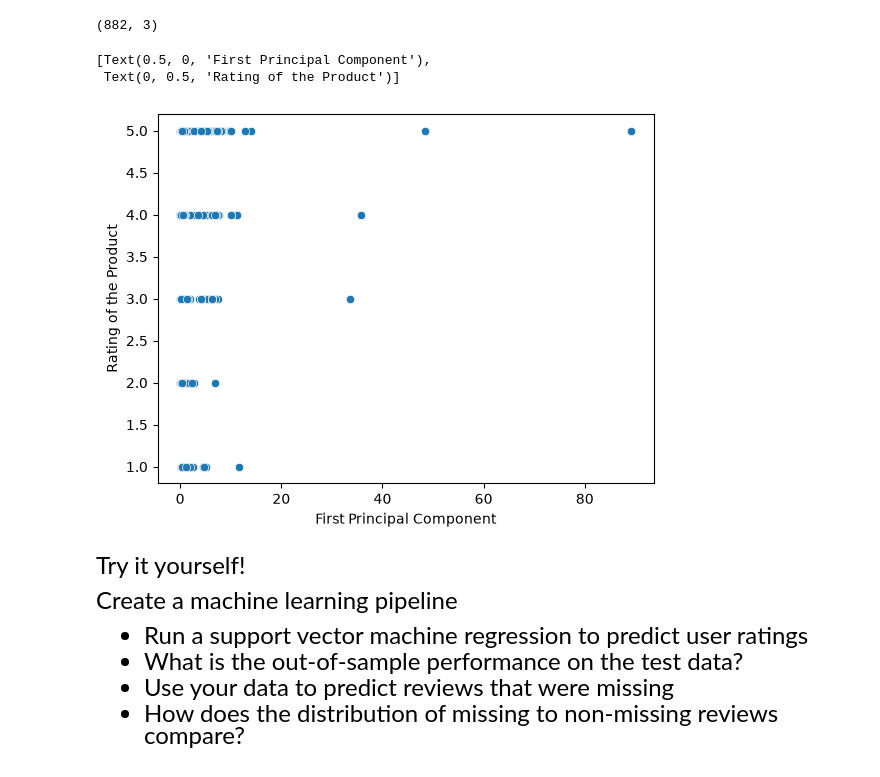
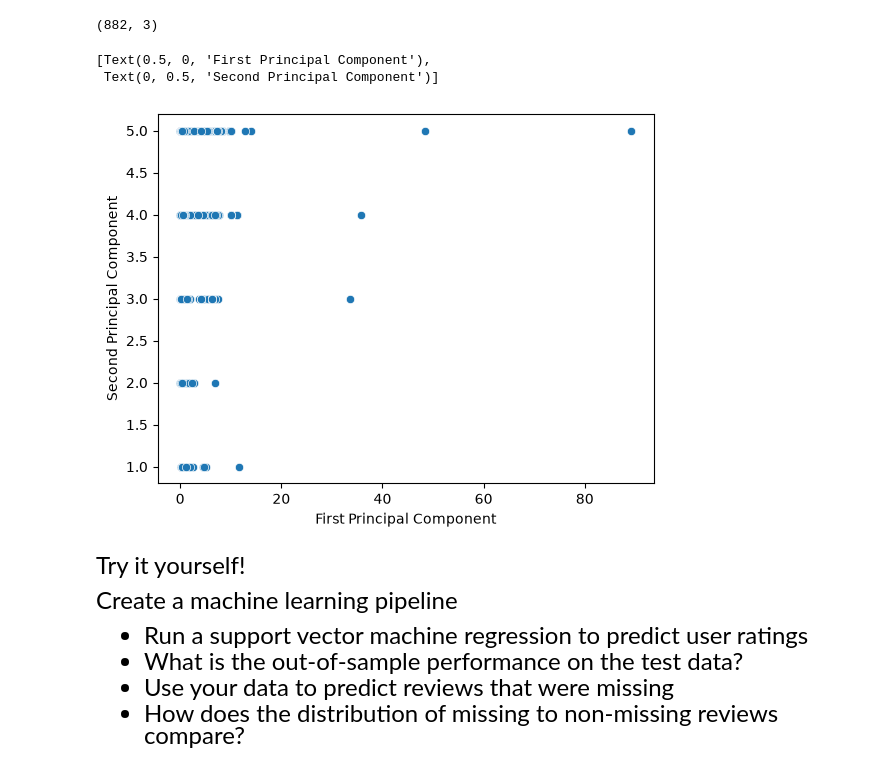
Before and after one commit to basilqueen/datasci530fall2026, a Jupyter notebook: Lecture 19/Lecture 19 - Text Analysis.ipynb, the cells around one changed output. Cells and saved outputs as stored; diff of their text form; code cells hidden in the pictures.

```diff
--- a/Lecture 19/Lecture 19 - Text Analysis.ipynb
+++ b/Lecture 19/Lecture 19 - Text Analysis.ipynb
@@ -209,3 +207,12 @@ Create a bag of words for the column "review.title".
+# %%
+# First ten English stop words
+list(ENGLISH_STOP_WORDS)[0:10]
+
+# Here we added Python to the list of stop words
+custom_stop_words = list(ENGLISH_STOP_WORDS) + ["Python"]
+
+# You can also create your own list
+# custom_stop_words = ["and","or","how"]
 # %% [markdown]
 # <span style="color:darkblue"> IV. Sentiment Analysis </span>
 
@@ -232,7 +239,7 @@ Extract vectorized X
 word_model_train = CountVectorizer(min_df=1,
                        stop_words=custom_stop_words)
 word_model_train.fit(text_train)
-X_train = word_model_train.transform(text_train)
+X_train = word_model.transform(text_train)
 
 # Check dimension of X matrix
 np.shape(X)
@@ -256,13 +263,13 @@ np.shape(X_svd_train)
 # %%
 # Hue is used to color
 ax = sns.scatterplot(x = X_svd_train[:,0],
                      y = y_train)
 ax.set(xlabel='First Principal Component',
-       ylabel='Rating of the Product')
+       ylabel='Second Principal Component')
 # %% [output]
 [Text(0.5, 0, 'First Principal Component'),
- Text(0, 0.5, 'Rating of the Product')]
+ Text(0, 0.5, 'Second Principal Component')]
-[figure, old version]
+[figure, new version]
 # %% [markdown]
 <font size = "5">
 
```
Also changed, not shown: parts of 6 cells of this notebook.
